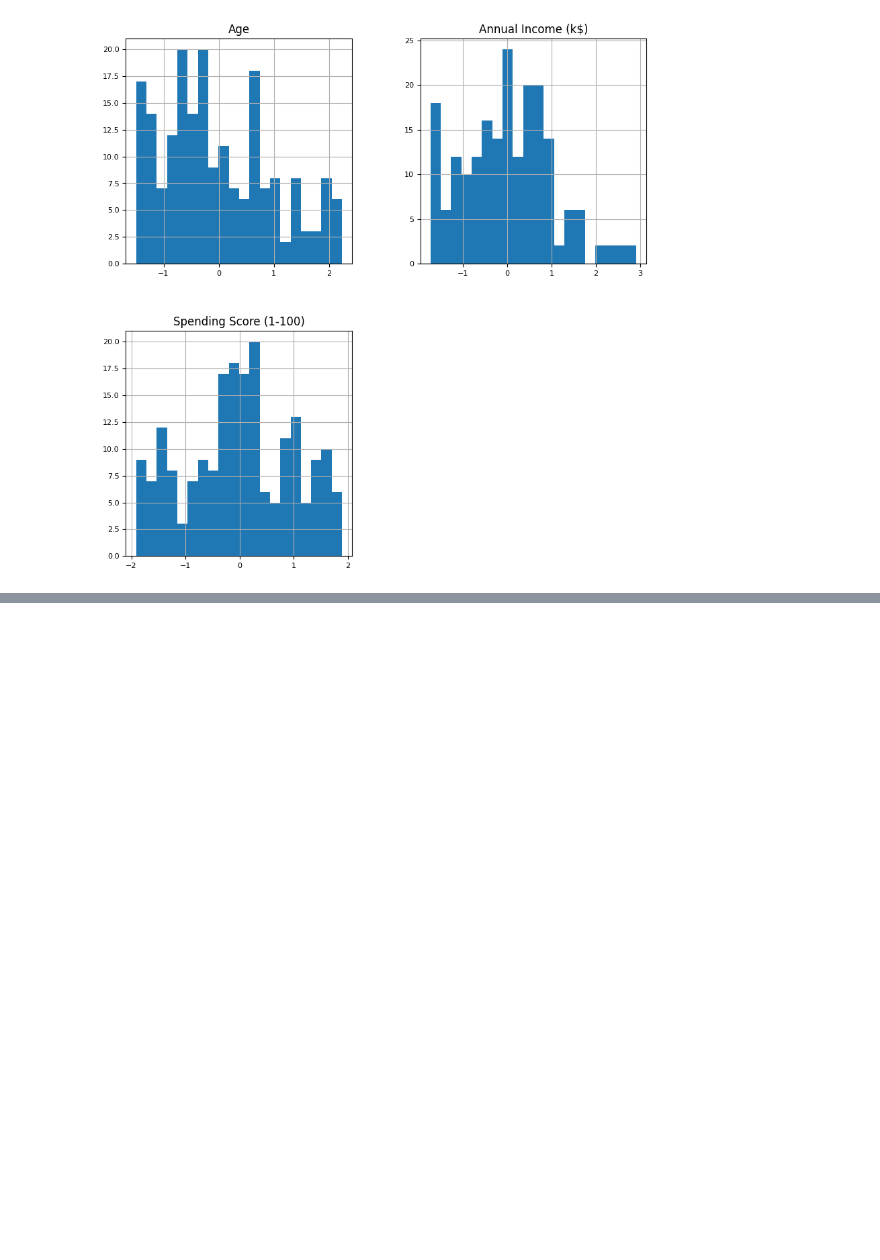
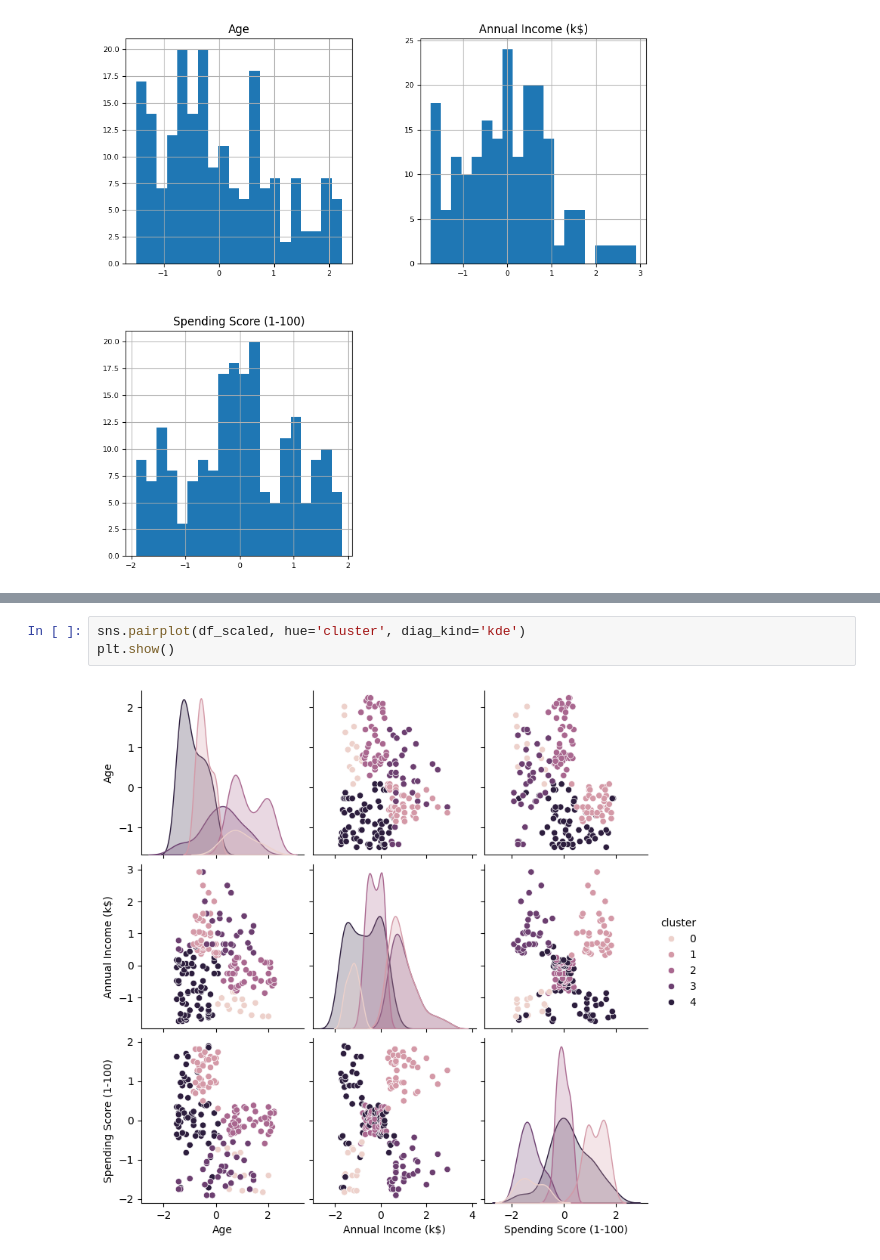
Before and after one commit to AlthariqFairuz/Seleksi-GAIB-Bagian-2-3, a Jupyter notebook: src/doe2.ipynb, the cells around one changed output, grey strips where cells are left out. Drawn from its saved outputs; the diff is of its cells as text; blank space fills up the shorter version.

```diff
--- a/src/doe2.ipynb
+++ b/src/doe2.ipynb
@@ -98,0 +250,5 @@ array([[<Axes: title={'center': 'Age'}>,
+# %%
+sns.pairplot(df_scaled, hue='cluster', diag_kind='kde')
+plt.show()
+# %% [output]
+[figure, added]
```
Also changed, not shown: parts of 20 cells of this notebook, 7 other files.
